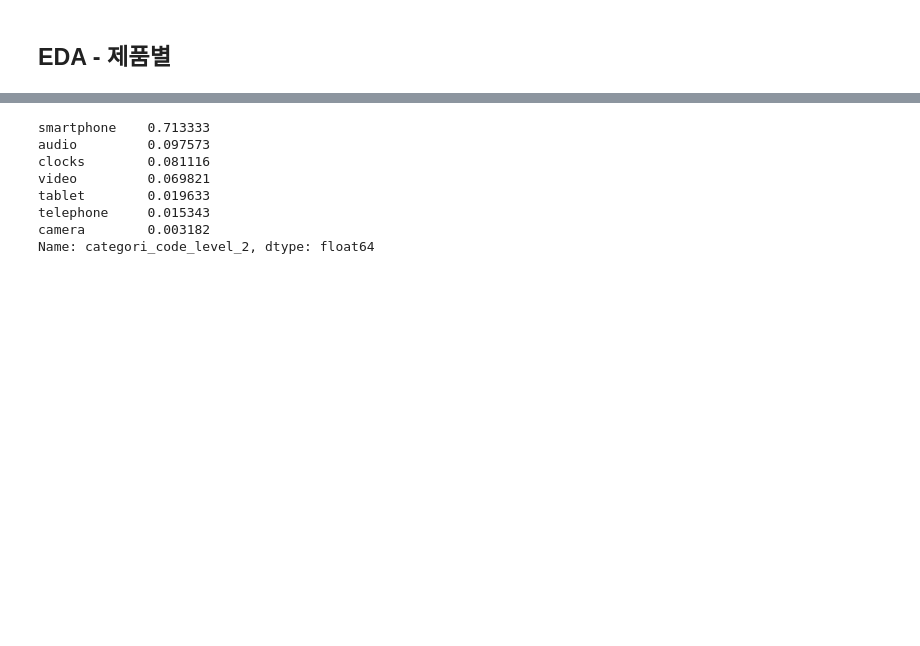
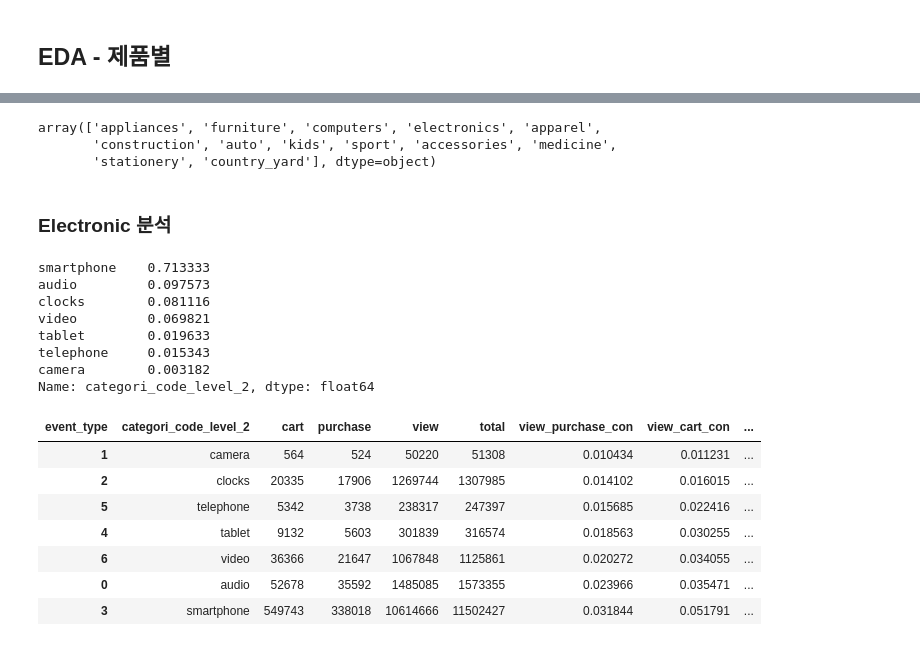
Before and after one commit to jiyoungemma/User-Log-data-analytics, a Jupyter notebook: e_commerce_analytics.ipynb, the cells around one changed output, grey strips where cells are left out. Saved outputs shown, nothing was run; the diff lists cells and outputs as text; code cells hidden in the pictures; blank space fills up the shorter version.

```diff
--- a/e_commerce_analytics.ipynb
+++ b/e_commerce_analytics.ipynb
@@ -553,0 +605,6 @@ df_elec['categori_code_level_2'] = df_elec['category_code'].str.split(".", expan
+# %%
+categori_list[1:]
+# %% [output]
+array(['appliances', 'furniture', 'computers', 'electronics', 'apparel',
+       'construction', 'auto', 'kids', 'sport', 'accessories', 'medicine',
+       'stationery', 'country_yard'], dtype=object)
@@ -554 +618,3 @@ df_elec['categori_code_level_2'] = df_elec['category_code'].str.split(".", expan
+# %% [markdown]
+### Electronic 분석
 # %%
@@ -564,3 +630,22 @@ tablet        0.019633
 telephone     0.015343
 camera        0.003182
 Name: categori_code_level_2, dtype: float64
+# %%
+# electorinic Conversion
+# 카메라는 보고(view) 카드에 담는 확률은 낮지만(0.01), 카드에 담으면 구매확률이 매우 높아짐(0.92)
+# 가격은 스마트폰이 더 비싼데, 카트에 담지 않고 구매하는 비율은 더 높음 -> 브랜드 수의 차이 때문일까? -> 지배적인 브랜드가 있으면 별로 고민하지 않고 그 브랜드를 살 것
+# 시계 브랜드도 압도적인 시장이 있는데 카트 비율이 높다 -> 스마트워치에 대한 필요성, 효용성에 대한 설득이 다른 전자기기에 비해 아직 덜 된 편
+# 스마트워치는 주로 스마트폰의 브랜드에 맞춰 구매함 -> 애플 워치의 비율이 높음 -> 그렇다면, 고민하지 않고 바로 구매할 수 있도록 판촉해야 하지 않을까? -> 효용성에 대한 제시
+# 브랜드 담당자가 아니기 때문에 브랜드 분석까지는 안해도 될 것 같음
+
+df_elec_conv = make_product_conversion(df_elec)
+df_elec_conv.sort_values('view_purchase_con')
+# %% [output]
+| event_type | categori_code_level_2 | cart | purchase | view | total | view_purchase_con | view_cart_con | ... |
+| 1 | camera | 564 | 524 | 50220 | 51308 | 0.010434 | 0.011231 | ... |
+| 2 | clocks | 20335 | 17906 | 1269744 | 1307985 | 0.014102 | 0.016015 | ... |
+| 5 | telephone | 5342 | 3738 | 238317 | 247397 | 0.015685 | 0.022416 | ... |
+| 4 | tablet | 9132 | 5603 | 301839 | 316574 | 0.018563 | 0.030255 | ... |
+| 6 | video | 36366 | 21647 | 1067848 | 1125861 | 0.020272 | 0.034055 | ... |
+| 0 | audio | 52678 | 35592 | 1485085 | 1573355 | 0.023966 | 0.035471 | ... |
+| 3 | smartphone | 549743 | 338018 | 10614666 | 11502427 | 0.031844 | 0.051791 | ... |
```
Also changed, not shown: parts of 30 cells of this notebook.
